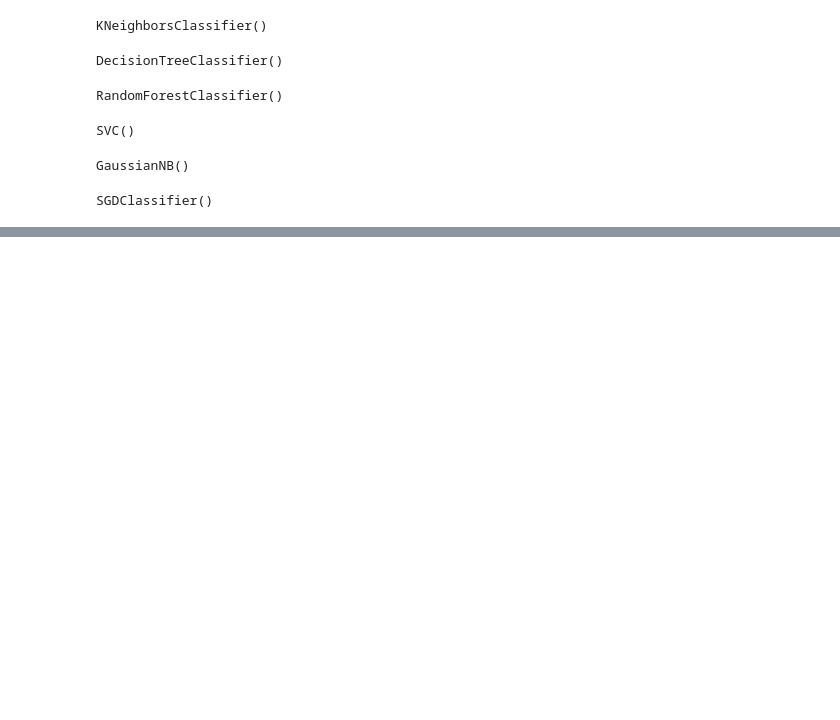
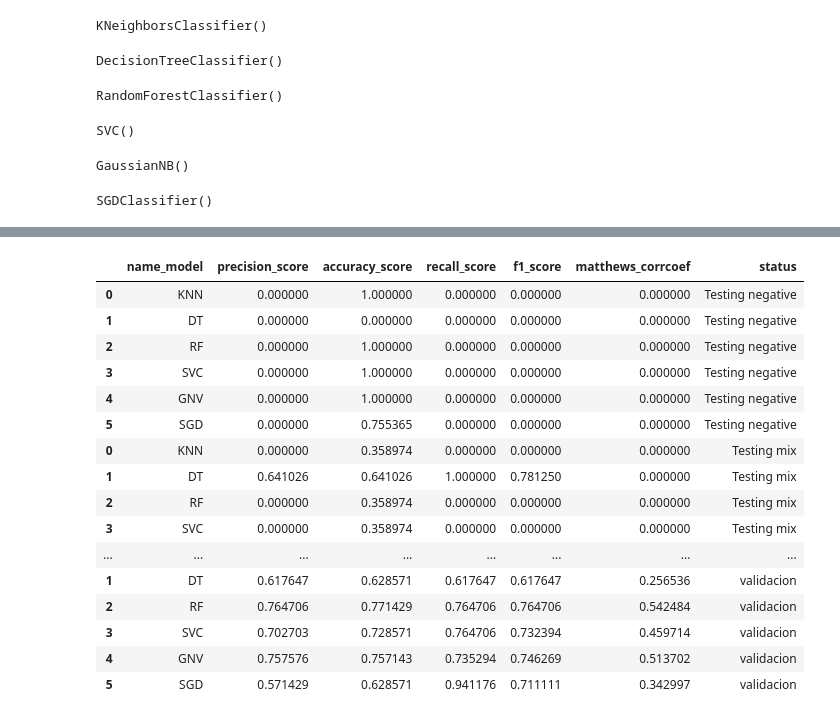
Before and after one commit to FeLipe-133/Trabajo-mate-para-cs, a Jupyter notebook: src/Training_model/1_training_model.ipynb, the cells around one changed output, grey strips where cells are left out. Saved outputs shown, nothing was run; the diff lists cells and outputs as text; code cells hidden in the pictures; blank space fills up the shorter version.

```diff
--- a/src/Training_model/1_training_model.ipynb
+++ b/src/Training_model/1_training_model.ipynb
@@ -108,0 +121,11 @@ SyntaxError: invalid syntax (818146210.py, line 4)
+# %%
+matrix_data1 = [
+    get_metrics(y_true=response_test_mix, y_predict=knn_predict_test_mix, name_model="KNN"),
+    get_metrics(y_true=response_test_mix, y_predict=dt_predict_test_mix, name_model="DT"),
+    get_metrics(y_true=response_test_mix, y_predict=rf_predict_test_mix,name_model="RF"),
+    get_metrics(y_true=response_test_mix, y_predict=svc_predict_test_mix, name_model="SVC"),
+    get_metrics(y_true=response_test_mix, y_predict=gnv_predict_test_mix, name_model="GNV"),
+    get_metrics(y_true=response_test_mix, y_predict=sgd_predict_test_mix, name_model="SGD")
+]
+df_performance_test_mix = pd.DataFrame(data = matrix_data1, columns=['name_model', 'precision_score', 'accuracy_score', 'recall_score', 'f1_score', 'matthews_corrcoef'])
+df_performance_test_mix
@@ -108,0 +140,9 @@ SyntaxError: invalid syntax (818146210.py, line 4)
+# %%
+response_negative = df_test_neg["Outcome"]
+df_negative_to_standarize = df_test_neg[['Pregnancies', 'Glucose', 'BloodPressure', 'SkinThickness', 'Insulin', 'BMI', 'DiabetesPedigreeFunction', 'Age']]
+
+scaler_x_neg = scaler.transform(df_negative_to_standarize.values)
+
+df_scaler_neg = pd.DataFrame(data = scaler_x_neg, columns= df_negative_to_standarize.columns)
+x_test_neg = df_scaler_neg
+x_test_neg.head(5)
@@ -108,0 +156,18 @@ SyntaxError: invalid syntax (818146210.py, line 4)
+# %%
+knn_predict_negative = knn_class.predict(x_test_neg.values)
+dt_predict_negative= dt_class.predict(x_test_neg.values)
+rf_predict_negative= rf_class.predict(x_test_neg.values)
+svc_predict_negative = svc_class.predict(x_test_neg.values)
+gnv_predict_negative = gnv_class.predict(x_test_neg.values)
+sgd_predict_negative = sgd_class.predict(x_test_neg.values)
+
+matrix_data1 = [
+    get_metrics(y_true=response_negative, y_predict=knn_predict_negative, name_model="KNN"),
+    get_metrics(y_true=response_negative, y_predict=dt_predict_negative, name_model="DT"),
+    get_metrics(y_true=response_negative, y_predict=rf_predict_negative,name_model="RF"),
+    get_metrics(y_true=response_negative, y_predict=svc_predict_negative, name_model="SVC"),
+    get_metrics(y_true=response_negative, y_predict=gnv_predict_negative, name_model="GNV"),
+    get_metrics(y_true=response_negative, y_predict=sgd_predict_negative, name_model="SGD")
+]
+df_performance_negative = pd.DataFrame(data = matrix_data1, columns=['name_model', 'precision_score', 'accuracy_score', 'recall_score', 'f1_score', 'matthews_corrcoef'])
+df_performance_negative
@@ -108,0 +182,25 @@ SyntaxError: invalid syntax (818146210.py, line 4)
+# %%
+df_performance_negative['status'] = 'Testing negative'
+df_performance_test_mix['status'] = 'Testing mix'
+df_performance_val['status'] = 'validacion'
+
+df_perfomances = pd.concat([df_performance_negative, df_performance_test_mix, df_performance_val], axis=0)
+df_perfomances
+# %% [output]
+|  | name_model | precision_score | accuracy_score | recall_score | f1_score | matthews_corrcoef | status |
+| 0 | KNN | 0.000000 | 1.000000 | 0.000000 | 0.000000 | 0.000000 | Testing negative |
+| 1 | DT | 0.000000 | 0.000000 | 0.000000 | 0.000000 | 0.000000 | Testing negative |
+| 2 | RF | 0.000000 | 1.000000 | 0.000000 | 0.000000 | 0.000000 | Testing negative |
+| 3 | SVC | 0.000000 | 1.000000 | 0.000000 | 0.000000 | 0.000000 | Testing negative |
+| 4 | GNV | 0.000000 | 1.000000 | 0.000000 | 0.000000 | 0.000000 | Testing negative |
+| 5 | SGD | 0.000000 | 0.755365 | 0.000000 | 0.000000 | 0.000000 | Testing negative |
+| 0 | KNN | 0.000000 | 0.358974 | 0.000000 | 0.000000 | 0.000000 | Testing mix |
+| 1 | DT | 0.641026 | 0.641026 | 1.000000 | 0.781250 | 0.000000 | Testing mix |
+| 2 | RF | 0.000000 | 0.358974 | 0.000000 | 0.000000 | 0.000000 | Testing mix |
+| 3 | SVC | 0.000000 | 0.358974 | 0.000000 | 0.000000 | 0.000000 | Testing mix |
+| ... | ... | ... | ... | ... | ... | ... | ... |
+| 1 | DT | 0.617647 | 0.628571 | 0.617647 | 0.617647 | 0.256536 | validacion |
+| 2 | RF | 0.764706 | 0.771429 | 0.764706 | 0.764706 | 0.542484 | validacion |
+| 3 | SVC | 0.702703 | 0.728571 | 0.764706 | 0.732394 | 0.459714 | validacion |
+| 4 | GNV | 0.757576 | 0.757143 | 0.735294 | 0.746269 | 0.513702 | validacion |
+| 5 | SGD | 0.571429 | 0.628571 | 0.941176 | 0.711111 | 0.342997 | validacion |
```
Also changed, not shown: parts of 10 cells of this notebook.
